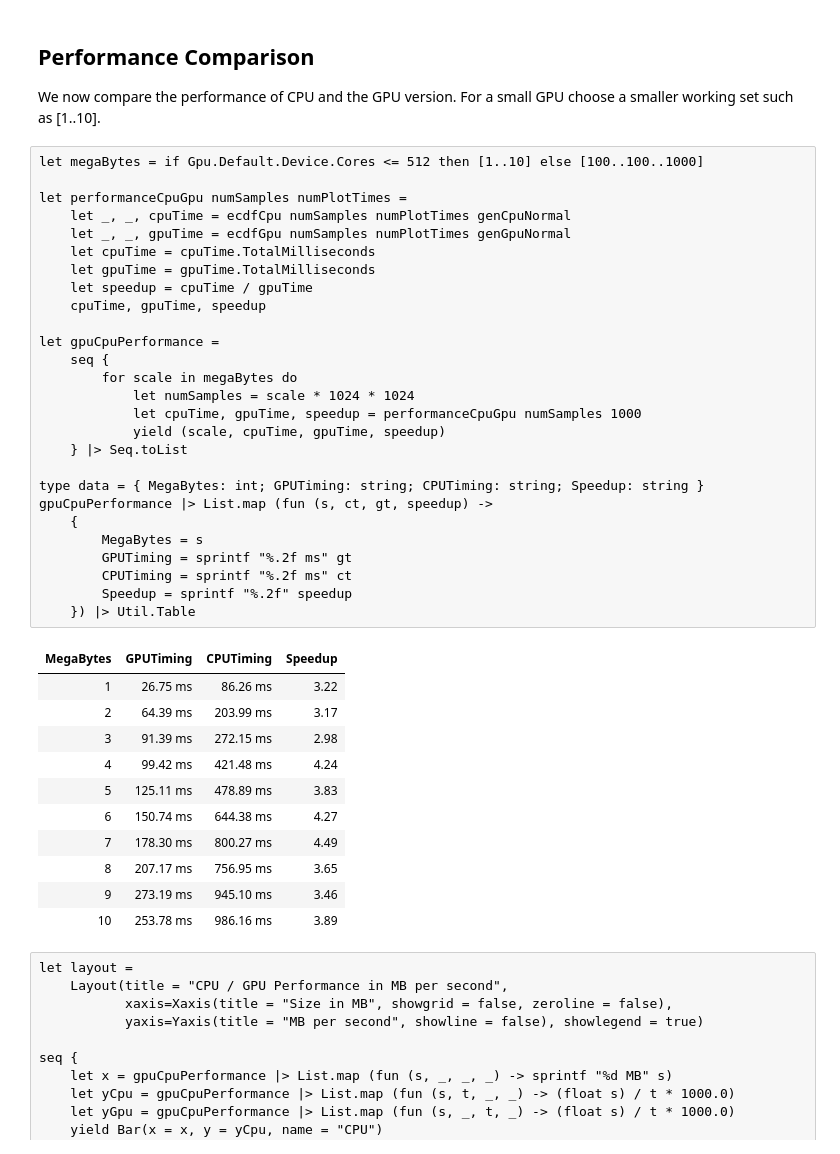
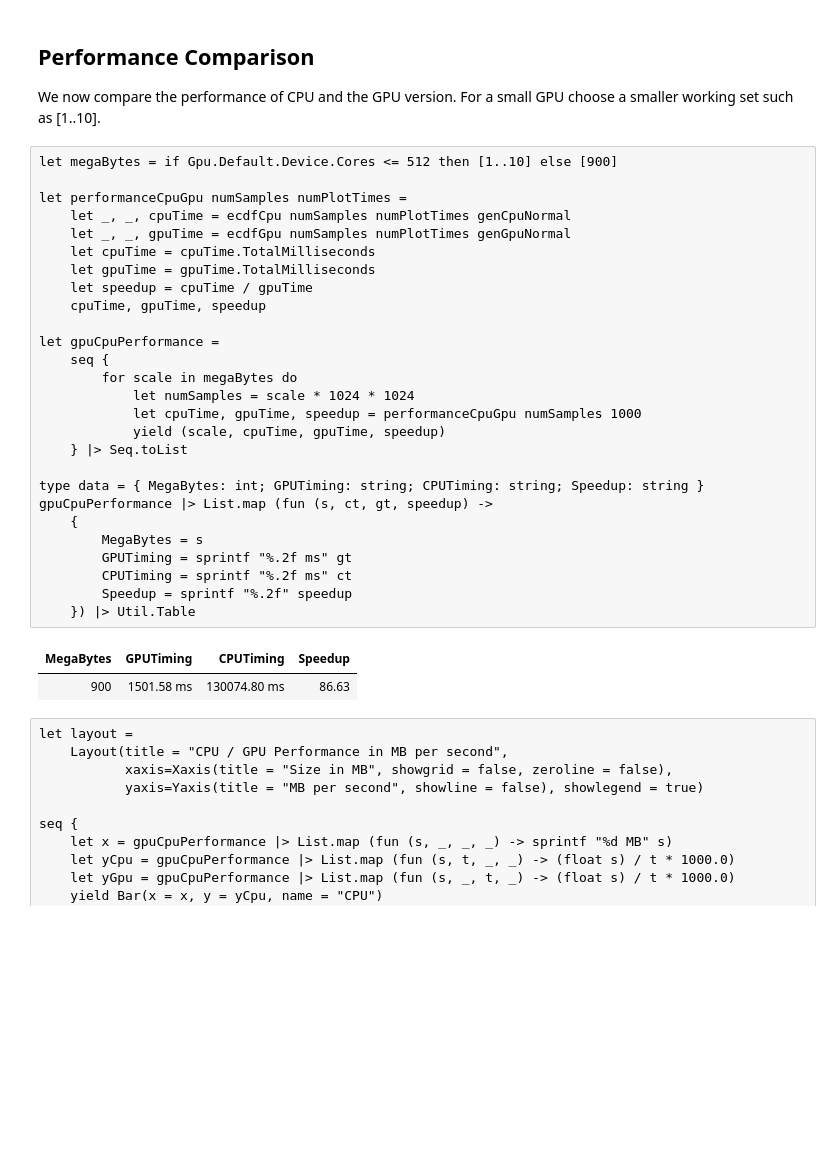
Before and after one commit to soloman817/JupyterNotebooks, a Jupyter notebook: AleaGPU_EmpiricalCDF.ipynb, the cells around one changed output. Cells and saved outputs as stored; diff of their text form; blank space fills up the shorter version.

```diff
--- a/AleaGPU_EmpiricalCDF.ipynb
+++ b/AleaGPU_EmpiricalCDF.ipynb
@@ -320,44 +336,35 @@ Bar(x = (gpuPerformance |> List.map (fun (s, t) -> sprintf "%d MB" s)),
 
 We now compare the performance of CPU and the GPU version. For a small GPU choose a smaller working set such as [1..10].
 # %%
-let megaBytes = if Gpu.Default.Device.Cores <= 512 then [1..10] else [100..100..1000]
+let megaBytes = if Gpu.Default.Device.Cores <= 512 then [1..10] else [900]
 
 let performanceCpuGpu numSamples numPlotTimes =
     let _, _, cpuTime = ecdfCpu numSamples numPlotTimes genCpuNormal
     let _, _, gpuTime = ecdfGpu numSamples numPlotTimes genGpuNormal
     let cpuTime = cpuTime.TotalMilliseconds
     let gpuTime = gpuTime.TotalMilliseconds
     let speedup = cpuTime / gpuTime
     cpuTime, gpuTime, speedup
 
 let gpuCpuPerformance =
     seq {
         for scale in megaBytes do
             let numSamples = scale * 1024 * 1024
             let cpuTime, gpuTime, speedup = performanceCpuGpu numSamples 1000
             yield (scale, cpuTime, gpuTime, speedup)
     } |> Seq.toList
 
 type data = { MegaBytes: int; GPUTiming: string; CPUTiming: string; Speedup: string }
 gpuCpuPerformance |> List.map (fun (s, ct, gt, speedup) ->
     {
         MegaBytes = s
         GPUTiming = sprintf "%.2f ms" gt
         CPUTiming = sprintf "%.2f ms" ct
         Speedup = sprintf "%.2f" speedup
     }) |> Util.Table
 # %% [output]
 | MegaBytes | GPUTiming | CPUTiming | Speedup |
-| 1 | 26.75 ms | 86.26 ms | 3.22 |
-| 2 | 64.39 ms | 203.99 ms | 3.17 |
-| 3 | 91.39 ms | 272.15 ms | 2.98 |
-| 4 | 99.42 ms | 421.48 ms | 4.24 |
-| 5 | 125.11 ms | 478.89 ms | 3.83 |
-| 6 | 150.74 ms | 644.38 ms | 4.27 |
-| 7 | 178.30 ms | 800.27 ms | 4.49 |
-| 8 | 207.17 ms | 756.95 ms | 3.65 |
-| 9 | 273.19 ms | 945.10 ms | 3.46 |
-| 10 | 253.78 ms | 986.16 ms | 3.89 |
+| 900 | 1501.58 ms | 130074.80 ms | 86.63 |
 # %%
 let layout =
     Layout(title = "CPU / GPU Performance in MB per second",
```
Also changed, not shown: parts of 4 cells of this notebook, 5 other files.
